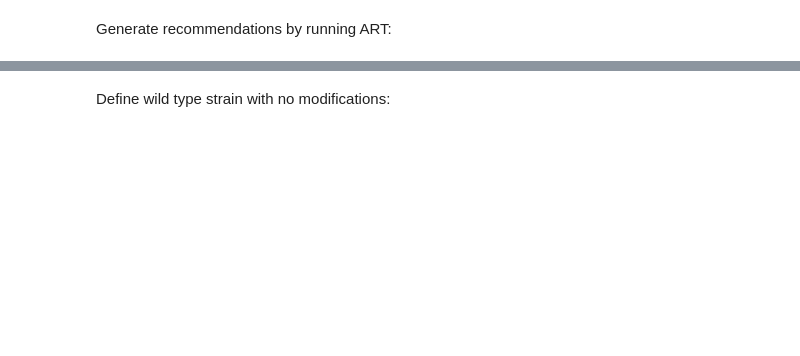
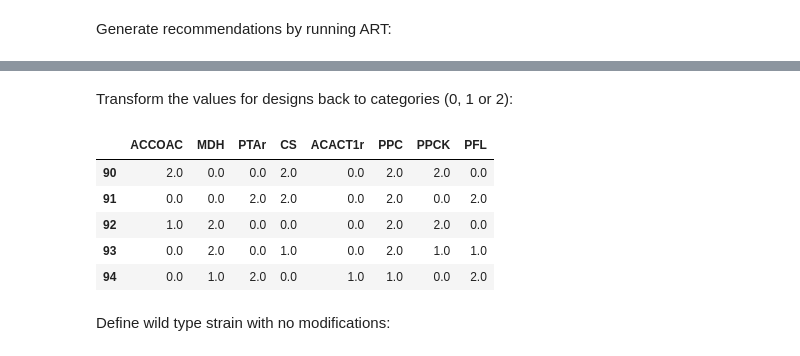
Before and after one commit to juanneilson/multiomicspaper, a Jupyter notebook: Initial_designs.ipynb, the cells around one changed output, grey strips where cells are left out. Saved outputs shown, nothing was run; the diff lists cells and outputs as text; code cells hidden in the pictures; blank space fills up the shorter version.

```diff
--- a/Initial_designs.ipynb
+++ b/Initial_designs.ipynb
@@ -85,3 +82,15 @@ df.head()
+# %% [markdown]
+Transform the values for designs back to categories (0, 1 or 2):
+# %%
+df = np.floor(3 * df)
+df.tail()
+# %% [output]
+|  | ACCOAC | MDH | PTAr | CS | ACACT1r | PPC | PPCK | PFL |
+| 90 | 2.0 | 0.0 | 0.0 | 2.0 | 0.0 | 2.0 | 2.0 | 0.0 |
+| 91 | 0.0 | 0.0 | 2.0 | 2.0 | 0.0 | 2.0 | 0.0 | 2.0 |
+| 92 | 1.0 | 2.0 | 0.0 | 0.0 | 0.0 | 2.0 | 2.0 | 0.0 |
+| 93 | 0.0 | 2.0 | 0.0 | 1.0 | 0.0 | 2.0 | 1.0 | 1.0 |
+| 94 | 0.0 | 1.0 | 2.0 | 0.0 | 1.0 | 1.0 | 0.0 | 2.0 |
 # %% [markdown]
 Define wild type strain with no modifications:
 # %%
```
Also changed, not shown: parts of 17 cells of this notebook, 5 other files.
